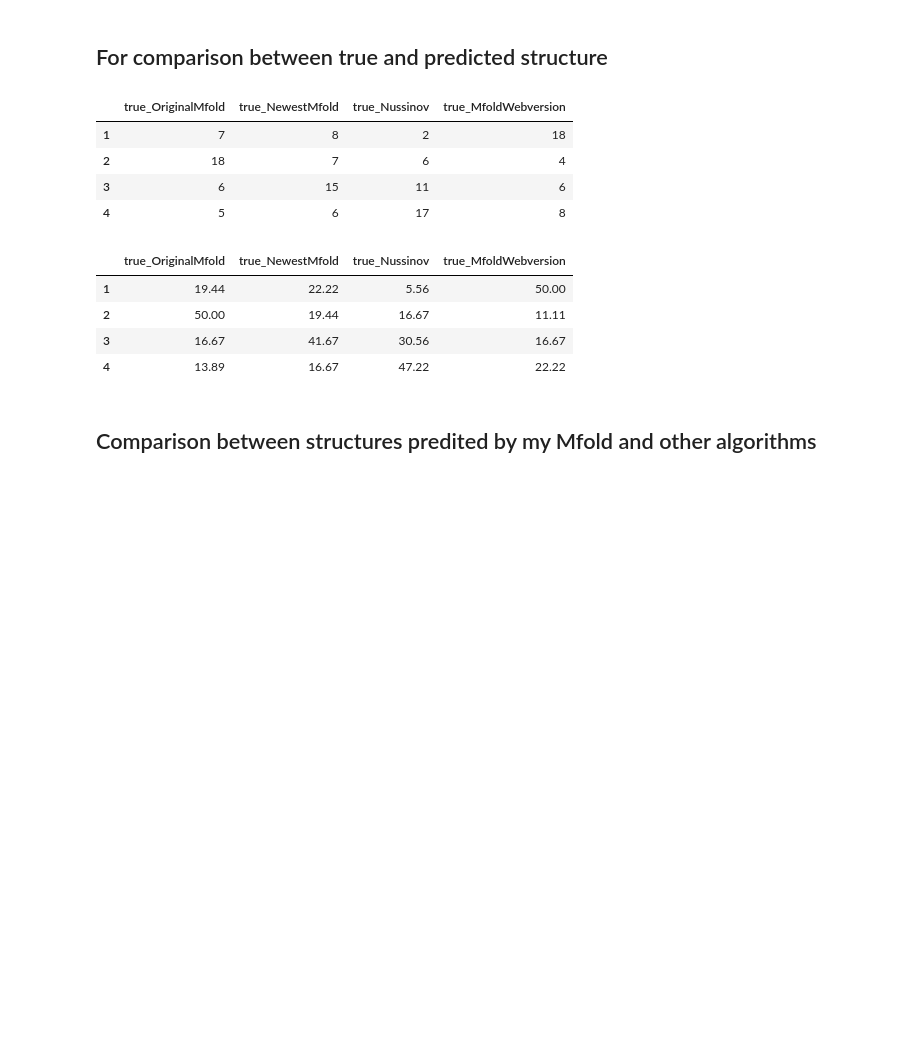
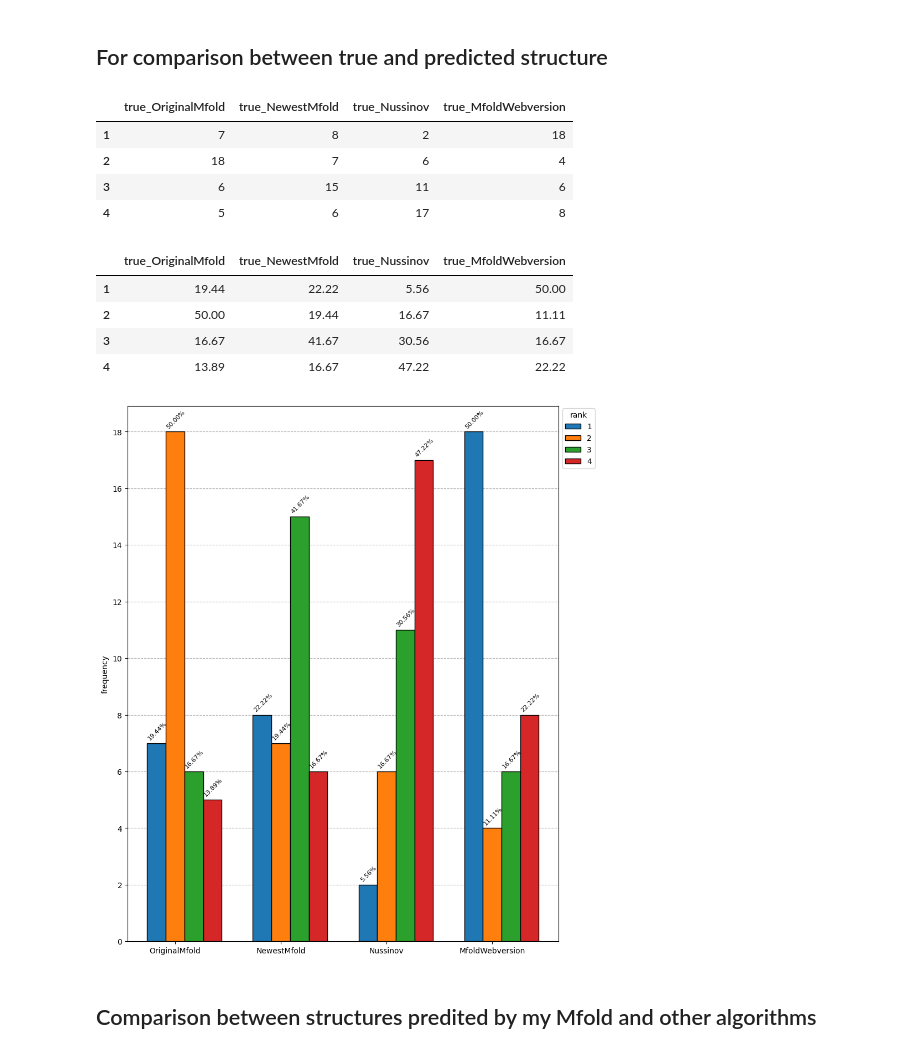
Before and after one commit to MEskerod/PiB_Mfold, a Jupyter notebook: analysis/evaluate_f1.ipynb, the cells around one changed output. Drawn from its saved outputs; the diff is of its cells as text; code cells hidden in the pictures; blank space fills up the shorter version.

```diff
--- a/analysis/evaluate_f1.ipynb
+++ b/analysis/evaluate_f1.ipynb
@@ -77,31 +77,70 @@ def percent_rank(rank_count_df):
         df[column] = round(rank_count_df[column]/column_sum * 100, 2)
 
     return df
+# %%
+def plot_ranks(rank_count_df: pd.array, percent_df: pd.array, outputfile = None):
+    x = np.arange(rank_count_df.shape[1])
+    width = 3 / (rank_count_df.shape[1]*rank_count_df.shape[0] + 1)
+    multiplier = 0
+
+    fig, ax = plt.subplots(layout = 'constrained', figsize = (9, 10))
+
+    for index, row in rank_count_df.iterrows():
+        offset = width*multiplier
+        rects = ax.bar(x + offset, list(row), width, label = index, zorder = 2, edgecolor = 'black')
+
+        # Adding percentage labels to each bar
+        for i, rect in enumerate(rects):
+            percent_value = percent_df.iloc[index-1, i]  # Access corresponding cell in percent_df
+            ax.annotate(f'{percent_value:.2f}%',
+                        xy=(rect.get_x() + rect.get_width() / 2, rect.get_height()),
+                        xytext=(1, 3),  # 3 points vertical offset
+                        textcoords="offset points",
+                        ha='center', va='bottom', rotation=45,
+                        fontsize = 8)
+
+        multiplier += 1
+
+    ax.grid(axis = 'y', linestyle = '--')
+
+    ax.yaxis.set_major_locator(plt.MaxNLocator(integer=True))
+    ax.set_ylabel('frequency')
+    ax.set_xticks(x + width, [name.split('_')[1] for name in rank_count_df.columns])
+
+    plt.legend(title = 'rank', loc='center left', bbox_to_anchor=(1, 0.94))
+
+    if outputfile:
+        plt.savefig(outputfile, bbox_inches = 'tight')
+
+    plt.show()
 # %% [markdown]
 ## For comparison between true and predicted structure
 # %%
 columns = ['length', 'type'] + [name for name in scores.columns if name.startswith('true')]
 scores_true = scores[columns]
 
 ranked_true = ranked_df(scores_true)
 
 rank_count_true = method_scores(ranked_true)
 
 percent_true = percent_rank(rank_count_true)
 
 display(rank_count_true)
-percent_true
+display(percent_true)
+
+plot_ranks(rank_count_true, percent_true, outputfile = '../figures/ranked_distances_true.jpeg')
 # %% [output]
 |  | true_OriginalMfold | true_NewestMfold | true_Nussinov | true_MfoldWebversion |
 | 1 | 7 | 8 | 2 | 18 |
 | 2 | 18 | 7 | 6 | 4 |
 | 3 | 6 | 15 | 11 | 6 |
 | 4 | 5 | 6 | 17 | 8 |
 |  | true_OriginalMfold | true_NewestMfold | true_Nussinov | true_MfoldWebversion |
 | 1 | 19.44 | 22.22 | 5.56 | 50.00 |
 | 2 | 50.00 | 19.44 | 16.67 | 11.11 |
 | 3 | 16.67 | 41.67 | 30.56 | 16.67 |
 | 4 | 13.89 | 16.67 | 47.22 | 22.22 |
+[figure, added]
 # %% [markdown]
 ## Comparison between structures predited by my Mfold and other algorithms
 # %%
```
Also changed, not shown: parts of 1 cell of this notebook.
